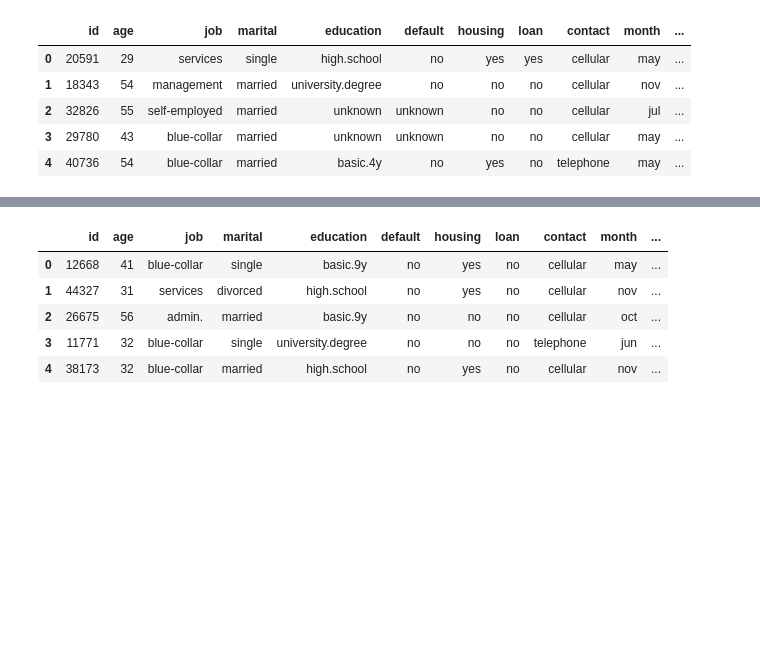
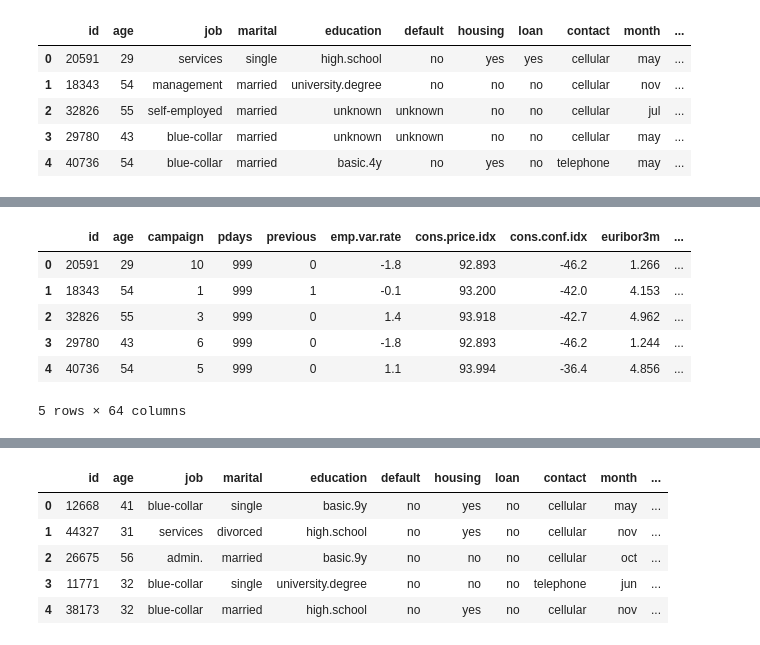
Before and after one commit to LambdaSchool/DS-Unit-2-Sprint-4-Model-Validation, a Jupyter notebook: module-2-validate-classification-problems/LS_DS_242_Validate_classification_problems.ipynb, the cells around one changed output, grey strips where cells are left out. Saved outputs shown, nothing was run; the diff lists cells and outputs as text; code cells hidden in the pictures; blank space fills up the shorter version.

```diff
--- a/module-2-validate-classification-problems/LS_DS_242_Validate_classification_problems.ipynb
+++ b/module-2-validate-classification-problems/LS_DS_242_Validate_classification_problems.ipynb
@@ -60,0 +72,11 @@ train_features.head()
+# %%
+train_set = pd.merge(train_features_hot,train_labels,how='inner',on='id')
+train_set.head()
+# %% [output]
+|  | id | age | campaign | pdays | previous | emp.var.rate | cons.price.idx | cons.conf.idx | euribor3m | ... |
+| 0 | 20591 | 29 | 10 | 999 | 0 | -1.8 | 92.893 | -46.2 | 1.266 | ... |
+| 1 | 18343 | 54 | 1 | 999 | 1 | -0.1 | 93.200 | -42.0 | 4.153 | ... |
+| 2 | 32826 | 55 | 3 | 999 | 0 | 1.4 | 93.918 | -42.7 | 4.962 | ... |
+| 3 | 29780 | 43 | 6 | 999 | 0 | -1.8 | 92.893 | -46.2 | 1.244 | ... |
+| 4 | 40736 | 54 | 5 | 999 | 0 | 1.1 | 93.994 | -36.4 | 4.856 | ... |
+5 rows × 64 columns
```
Also changed, not shown: parts of 14 cells of this notebook.
